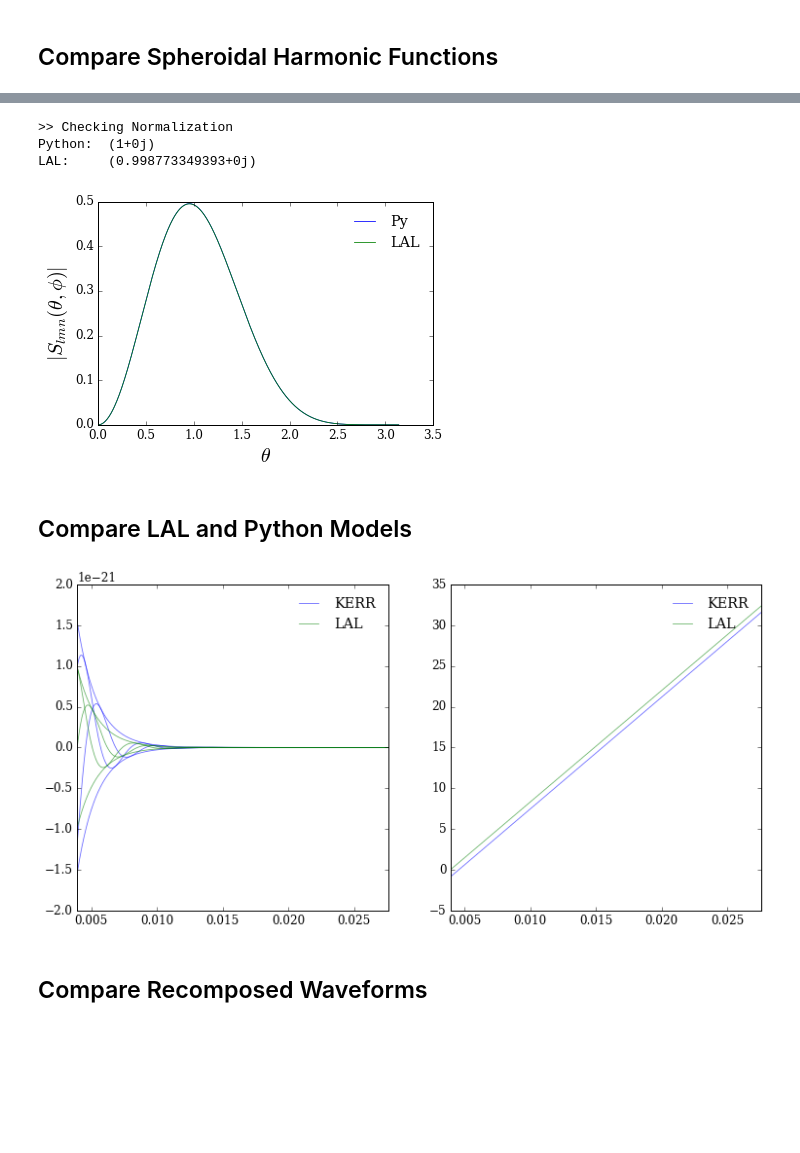
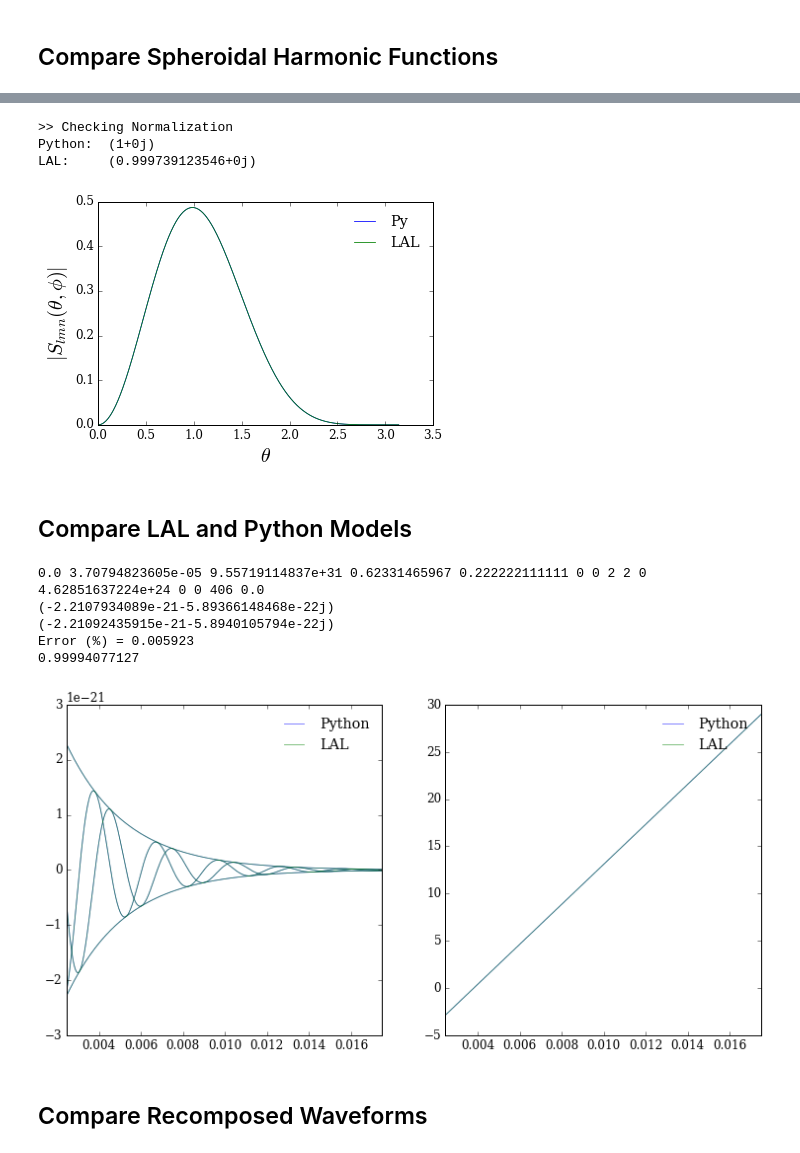
Before and after one commit to llondon6/review_ringdownFD_nikhef, a Jupyter notebook: factory/foo.ipynb, the cells around one changed output, grey strips where cells are left out. Drawn from its saved outputs; the diff is of its cells as text; code cells hidden in the pictures; blank space fills up the shorter version.

```diff
--- a/factory/foo.ipynb
+++ b/factory/foo.ipynb
@@ -99,7 +101,8 @@ import review_ringdownFD_nikhef as review
 ## Select and Load NR Data
 # %%
 # Find simlations to load
-A = scsearch(keyword='D11_q1.00_a0.0_m240',verbose=True)
+# A = scsearch(keyword='D11_q1.00_a0.0_m240',verbose=True)
+A = scsearch(keyword='hrq',q=2,verbose=True)
 # A = scsearch(keyword='D9_q1.2_a0.0_m160',verbose=True)
 # A = scsearch(nonspinning=True,q=1.2,verbose=True,institute='gt',keyword='hrq')
 # %% [output]
@@ -112,6 +116,6 @@ A = scsearch(keyword='D11_q1.00_a0.0_m240',verbose=True)
 # Load simulation data
 a = A[0]
 # y = gwylm( a, lm=[(2,2)], verbose=True )
-y = gwylm( a, lm=[(2,2),(3,2)], verbose=True )
+y = gwylm( a, lm=[(2,2),(3,3),(3,2),(4,4),(4,3),(5,5)], verbose=True )
 # %% [output]
 (gwylm)>> Found dt (=0.15) keyword.
@@ -138,21 +142,21 @@ yrd = y.ringdown(T0=10,use_peak_strain=False,verbose=True)
 (ringdown)>> Time will be listed relative to the peak of luminosity.
 # %%
 # Define physical parameters for LAL comparison
-M_Sol = 80
+M_Sol = 50
 Mf_Sol = 1.00002821*M_Sol * y.mf
 D_Mpc = 150
-inclination = pi/4
+inclination = 0
 fmin = 20
 phi_ref = 0
 #
 M = M_Sol*MSUN_SI
 Mf = Mf_Sol*MSUN_SI
 D = D_Mpc*1.0e6*PC_SI
-deltaT = physt( y.lm[2,2]['strain'].dt, M_Sol )
+#
+t_code = yrd.lm[2,2]['strain'].t
+deltaT = physt( diff(t_code)[0], M_Sol )
 xf = y.xf
 eta = y.eta
-#
-t_code = yrd.ylm[0].t
 # %% [markdown]
 ### Spot check final mass fit
 # %%
@@ -526,7 +533,7 @@ for l,m,n in ns.lmn:
 
 #
 l,m,n = 4,4,0
-jf = 0.8
+jf = xf
 
 #
 theta = linspace(0,pi,5e2)
@@ -552,51 +559,71 @@ print 'LAL:    ', 2*pi*trapz(Slal*Slal.conj()*sin(theta),theta )
 # %% [output]
 >> Checking Normalization
 Python:  (1+0j)
-LAL:     (0.998773349393+0j)
+LAL:     (0.999739123546+0j)
-[figure, old version]
+[figure, new version]
 # %% [markdown]
 ## Compare LAL and Python Models
 # %%
 
 #
-l,m,n = 2,2,1
+l,m,n = 2,2,0
 
 #
-pyh = physh( ns.meval_mode(l,m,n,eta)(t_code), M_Sol, D_Mpc )
+# pyh = ns.meval_mode(l,m,n,eta)(t_code)
+pyh = physh( ns.meval_mode(l,m,n,eta)(t_code), M_Sol, D_Mpc ) * slm(xf,l,m,n,inclination,phi_ref)
+# pyh = physh( ns.meval_mode(l,m,n,eta)(t_code), M_Sol, D_Mpc )
 
-#
-lah_raw = lalsim.SimRingdownGenerateSingleBareModeMMRDNS_time( 0.0, deltaT,Mf,xf,eta,l,m,n,D,0,0,len(t_code), physt(0,M_Sol) )
+# No spheroidal harmonic scaling used here
+lah_raw = lalsim.SimRingdownGenerateSingleModeMMRDNS_time( 0.0, deltaT,Mf,xf,eta,inclination,phi_ref,l,m,n,D,0,0,len(t_code), physt(0,M_Sol) )
+print 0.0, deltaT,Mf,xf,eta,inclination,phi_ref,l,m,n,D,0,0,len(t_code), physt(0,M_Sol)
+# lah_raw = lalsim.SimRingdownGenerateSingleBareModeMMRDNS_time( 0.0, deltaT,Mf,xf,eta,l,m,n,D,0,0,len(t_code), physt(0,M_Sol) )
 lah = lah_raw.data.data
 
 #
 t = physt(t_code,M_Sol)
 
 #
 fig = figure( figsize = 6*array([2.1,1]) )
 
 #
-def plotc(c,color='k',alpha=1,label=None,linestyle='-'):
+def plotc(t, c,color='k',alpha=1,label=None,linestyle='-'):
     #
     subplot(1,2,1)
     alpha = 0.6
     plot( t, c.real, color = color, alpha=alpha, label=label,linestyle=linestyle )
     plot( t, c.imag, color = color, alpha=alpha,linestyle=linestyle )
     plot( t, abs(c), color = color, alpha=alpha,linestyle=linestyle )
     plot( t,-abs(c), color = color, alpha=alpha,linestyle=linestyle )
     xlim( lim(t) )
     legend( frameon=False )
     #
     subplot(1,2,2)
     alpha = 0.6
     plot( t, unwrap(angle(c)), color = color, alpha=alpha, label=label,linestyle=linestyle )
     xlim( lim(t) )
     legend( frameon=False )
 
 
-plotc( pyh, color='b', label = 'KERR',linestyle='-' )
-plotc( lah, color='g', label = 'LAL',linestyle='-' )
+plotc( t, pyh, color='b', label = 'Python',linestyle='-' )
+plotc( t, lah, color='g', label = 'LAL',linestyle='-' )
+
+
+# print abs(pyh[0])/abs(lah[0])
+# from nrutils.core.units import __physical_constants__
+# print __physical_constants__['mass_sun_secs']
+# print lal.MTSUN_SI/lal.MSUN_SI
+
+print pyh[0]
+print lah[0]
+print 'Error (%%) = %f' % ( 100*average( abs(pyh-lah)[0]/abs(lah)[0] ) )
+print abs(pyh[0]/lah[0])
 # %% [output]
+0.0 3.70794823605e-05 9.55719114837e+31 0.62331465967 0.222222111111 0 0 2 2 0 4.62851637224e+24 0 0 406 0.0
+(-2.2107934089e-21-5.89366148468e-22j)
+(-2.21092435915e-21-5.8940105794e-22j)
+Error (%) = 0.005923
+0.99994077127
-[figure, old version]
+[figure, new version]
 # %% [markdown]
 ## Compare Recomposed Waveforms
 # %%
```
Also changed, not shown: parts of 16 cells of this notebook, 3 other files.
